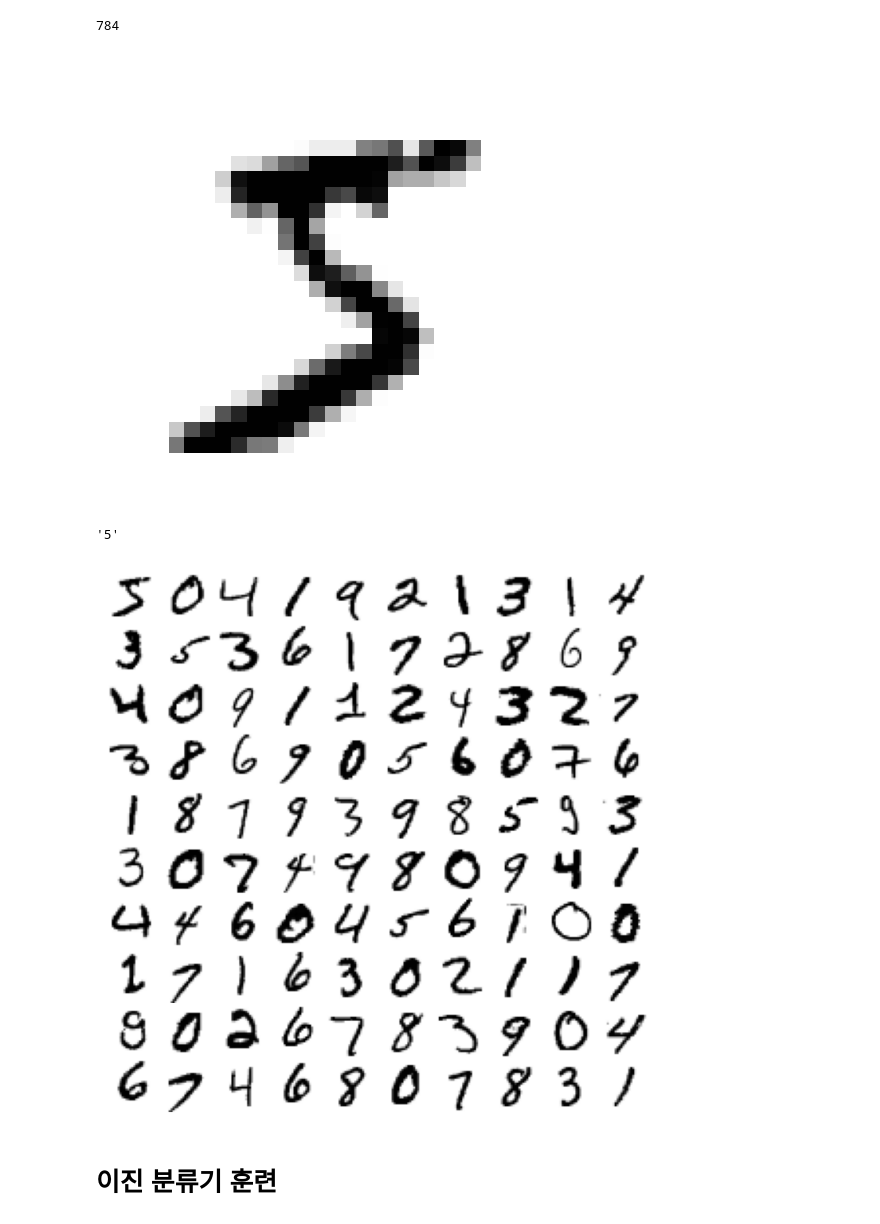
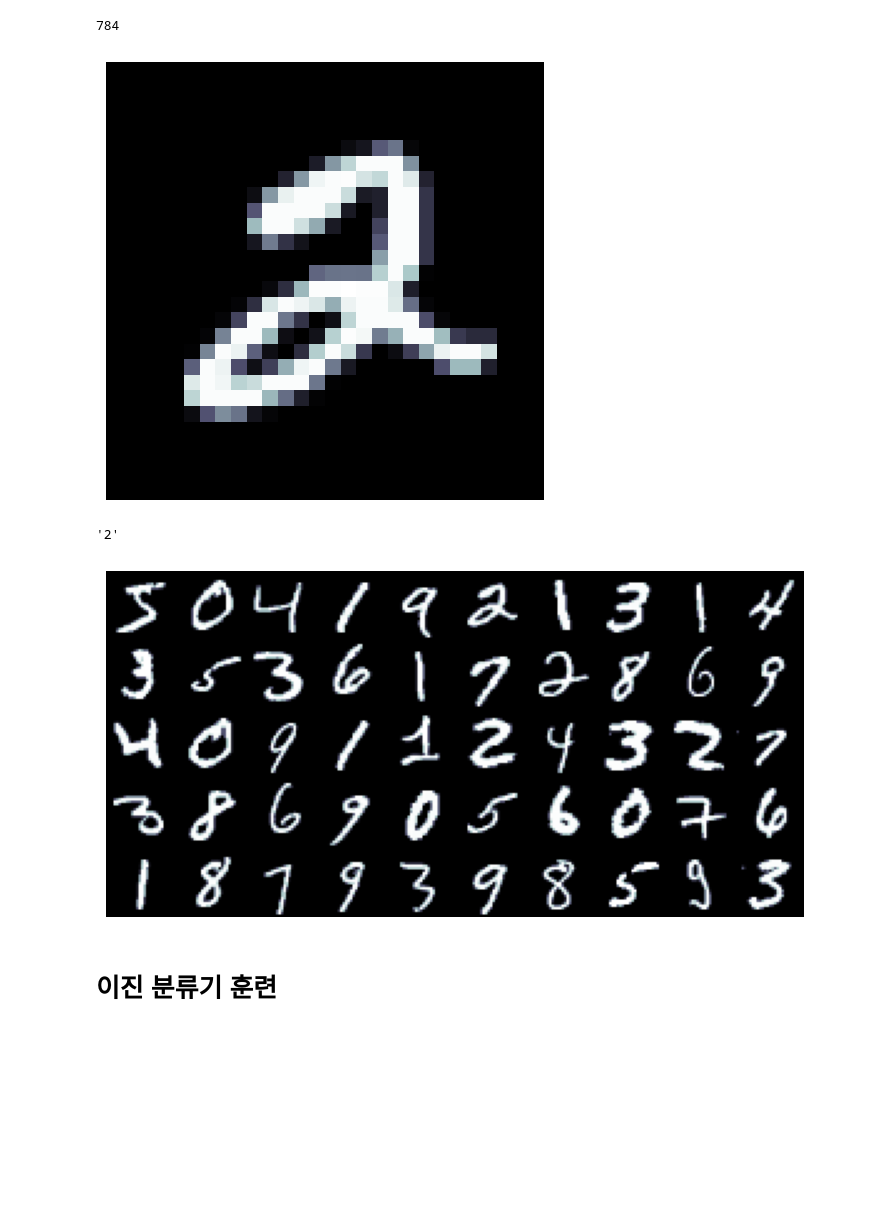
Before and after one commit to pron3018/pron3018, a Jupyter notebook: 03_classification.ipynb, the cells around one changed output. Saved outputs shown, nothing was run; the diff lists cells and outputs as text; code cells hidden in the pictures; blank space fills up the shorter version.

```diff
--- a/03_classification.ipynb
+++ b/03_classification.ipynb
@@ -107,33 +105,33 @@ y.shape
 784
 # %%
 import matplotlib.pyplot as plt
-
+#
 def plot_digit(image_data):
     image = image_data.reshape(28, 28)
-    plt.imshow(image, cmap="binary")
+    plt.imshow(image, cmap="bone")
     plt.axis("off")
 
-some_digit = X[0]
+some_digit = X[5]
 plot_digit(some_digit)
 save_fig("some_digit_plot")  # 추가 코드
 plt.show()
 # %% [output]
-[figure, old version]
+[figure, new version]
 # %%
-y[0]
+y[5]
 # %% [output]
-'5'
+'2'
 # %%
 # 추가 코드 – 그림 3–2를 생성하고 저장합니다
 plt.figure(figsize=(9, 9))
-for idx, image_data in enumerate(X[:100]):
+for idx, image_data in enumerate(X[:50]):#enumerate:숫자를 세다
     plt.subplot(10, 10, idx + 1)
     plot_digit(image_data)
 plt.subplots_adjust(wspace=0, hspace=0)
 save_fig("more_digits_plot", tight_layout=False)
 plt.show()
 # %% [output]
-[figure, old version]
+[figure, new version]
 # %%
 X_train, X_test, y_train, y_test = X[:60000], X[60000:], y[:60000], y[60000:]
 # %% [markdown]
```
Also changed, not shown: parts of 29 cells of this notebook.
